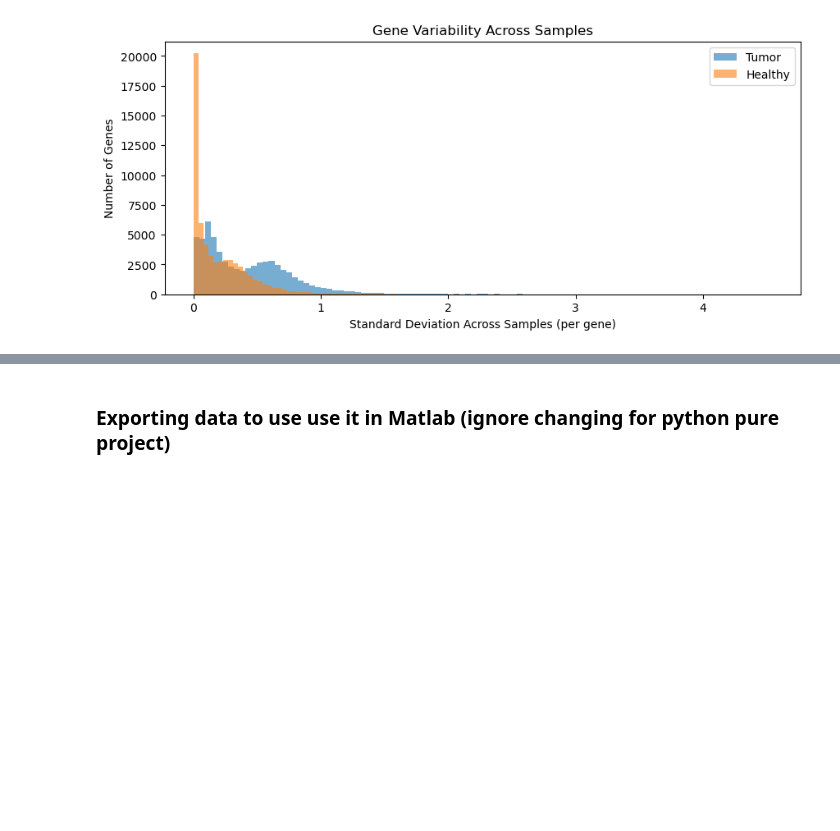
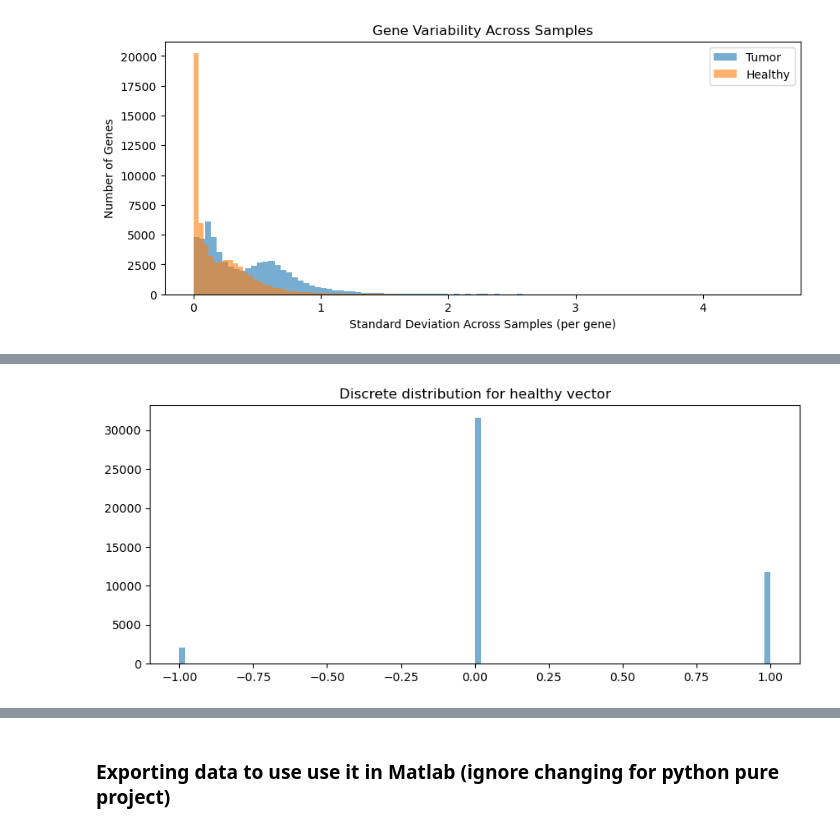
Before and after one commit to Alexreat/dissertation_project, a Jupyter notebook: DissertProject.ipynb, the cells around one changed output, grey strips where cells are left out. Saved outputs shown, nothing was run; the diff lists cells and outputs as text; code cells hidden in the pictures; blank space fills up the shorter version.

```diff
--- a/DissertProject.ipynb
+++ b/DissertProject.ipynb
@@ -365,0 +411,7 @@ plt.show()
+# %%
+# applying function
+tcga_discrete = tcga_variable_genes.apply(discretize_row, axis=1)
+# %%
+# Spliting tumor and healthy
+tcga_tumor   = tcga_discrete.loc[:, tcga_only.columns.str.contains("Tumor")]
+tcga_healthy = tcga_discrete.loc[:, tcga_only.columns.str.contains("Healthy")]
@@ -365,0 +423,28 @@ plt.show()
+# %%
+# Fascormics function like
+def collapse_by_voting(df):
+    def vote(row):
+        total = len(row)
+        count_pos = (row == 1).sum()
+        count_neg = (row == -1).sum()
+        if count_pos / total >= 0.9:
+            return 1
+        elif count_neg / total >= 0.9:
+            return -1
+        else:
+            return 0
+    return df.apply(vote, axis=1)
+# %%
+# Applying fucntion
+tumor_vector = collapse_by_voting(tcga_tumor)
+healthy_vector = collapse_by_voting(tcga_healthy)
+# %%
+# Data inspection
+healthy_vector.size
+
+plt.figure(figsize=(10,4))
+plt.hist(healthy_vector, bins=100, alpha=0.6, label='Tumor')
+plt.title("Discrete distribution for healthy vector")
+plt.show()
+# %% [output]
+[figure, added]
```
Also changed, not shown: parts of 15 cells of this notebook.
